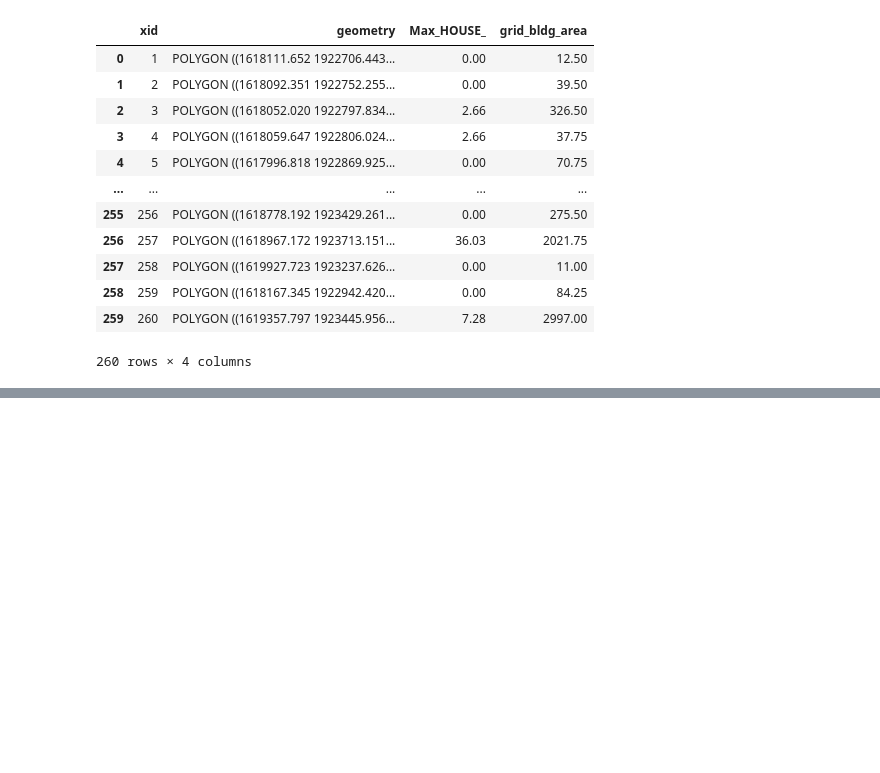
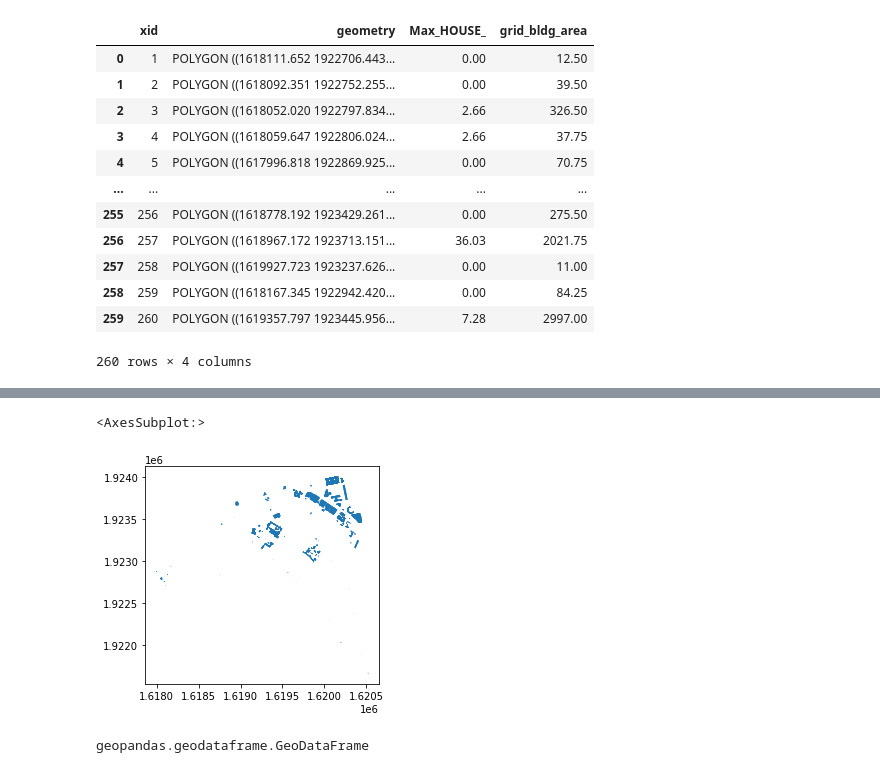
Before and after one commit to IMMM-SFA/naturf, a Jupyter notebook: notebooks/naturf_quickstarter.ipynb, the cells around one changed output, grey strips where cells are left out. Saved outputs shown, nothing was run; the diff lists cells and outputs as text; code cells hidden in the pictures; blank space fills up the shorter version.

```diff
--- a/notebooks/naturf_quickstarter.ipynb
+++ b/notebooks/naturf_quickstarter.ipynb
@@ -513,5 +805,6 @@ gdf[["xid", "geometry", height_field, "grid_bldg_area"]]
 # %%
-cents = gdf.set_index("xid")["geometry"].centroid.to_dict()
+cents_obj = gdf.set_index("xid")["geometry"].centroid.to_dict()
+cents = {i: [cents_obj[i].x, cents_obj[i].y] for i in cents_obj.keys()}
 
 hts = gdf.set_index("xid")[height_field].to_dict()
 
@@ -518,0 +838,21 @@ areas = gdf.set_index("xid")["grid_bldg_area"].to_dict()
+# %%
+i2arr = zeros((IMAGE_SIZE_X, IMAGE_SIZE_Y), dtype=uint8)
+dils = zeros((IMAGE_SIZE_X, IMAGE_SIZE_Y), dtype=uint8)
+narr = zeros((IMAGE_SIZE_X, IMAGE_SIZE_Y), dtype=uint8)
+struct = ndimage.generate_binary_structure(2, 2)
+RADIUS = 100
+NORTHWEST_DEGREES = 135
+NORTHEAST_DEGREES = 45
+SOUTHWEST_DEGREES = 225
+SOUTHEAST_DEGREES = 315
+DEGREES_IN_CIRCLE = 360
+START_OF_CIRCLE_DEGREES = 0
+sumareas = 0
+counter = 1
+
+average_north_south_building_distances = {}
+average_east_west_building_distances = {}
+average_building_heights = []
+standard_deviation_building_heights = []
+area_weighted_average_building_heights = []
+footprint_building_areas = {}
@@ -518,0 +982,9 @@ areas = gdf.set_index("xid")["grid_bldg_area"].to_dict()
+# %%
+mdf.plot()
+# %% [output]
+<AxesSubplot:>
+[figure, added]
+# %%
+type(mdf)
+# %% [output]
+geopandas.geodataframe.GeoDataFrame
```
Also changed, not shown: parts of 90 cells of this notebook, 2 other files.
